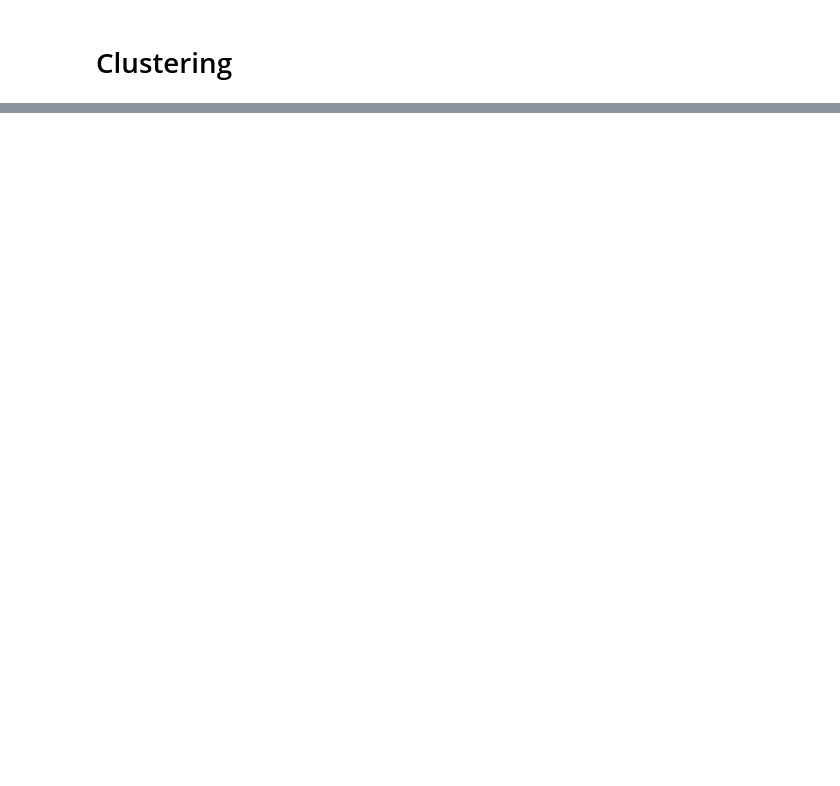
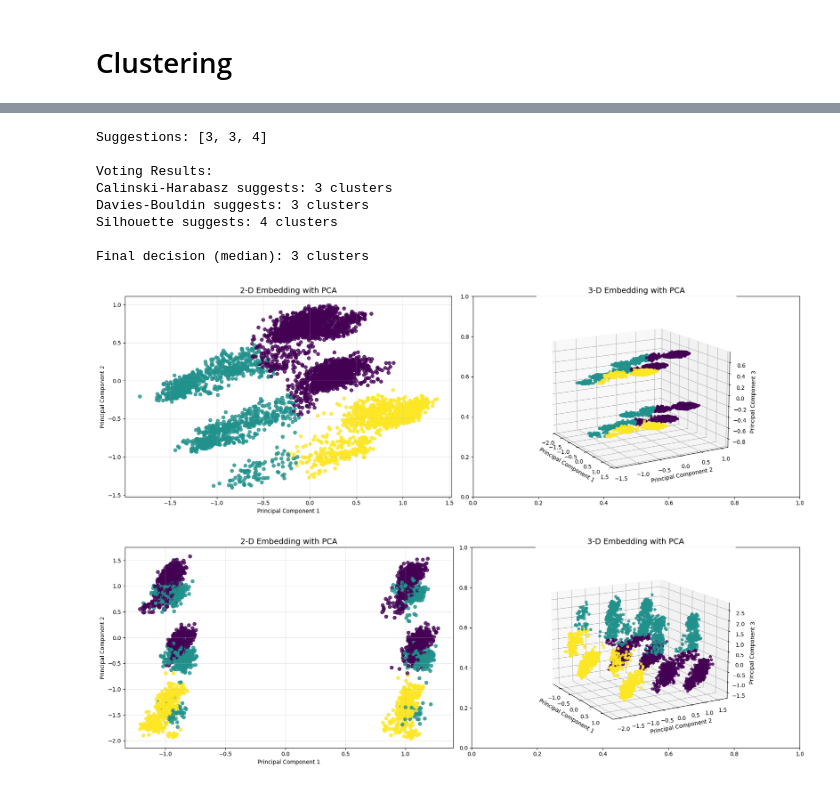
Before and after one commit to Filippo-Galli/Fintech_BC, a Jupyter notebook: BC1/main.ipynb, the cells around one changed output, grey strips where cells are left out. Cells and saved outputs as stored; diff of their text form; code cells hidden in the pictures; blank space fills up the shorter version.

Commit message:
kmeans

```diff
--- a/BC1/main.ipynb
+++ b/BC1/main.ipynb
@@ -265,0 +343,32 @@ Optimal number of clusters: 5
+# %%
+from sklearn.cluster import KMeans
+
+# KMeans clustering
+kmeans = KMeans(n_clusters=3, random_state=42)
+kmeans.fit(X)
+kmeans_clusters3 = kmeans.predict(X)
+
+# KMeans clustering
+kmeans = KMeans(n_clusters=4, random_state=42)
+kmeans.fit(X)
+kmeans_clusters4 = kmeans.predict(X)
+
+# Choose the optimal number of clusters
+cluster_results = {}
+cluster_results[3] = kmeans_clusters3
+cluster_results[4] = kmeans_clusters4
+final_k = get_optimal_k_voting(X, cluster_results, gower_distance)
+
+# Visualize the clustering results
+visualize_cluster(X, cluster_results[final_k])
+# %% [output]
+Suggestions: [3, 3, 4]
+
+Voting Results:
+Calinski-Harabasz suggests: 3 clusters
+Davies-Bouldin suggests: 3 clusters
+Silhouette suggests: 4 clusters
+
+Final decision (median): 3 clusters
+[figure, added]
+[figure, added]
```
Also changed, not shown: parts of 17 cells of this notebook.
